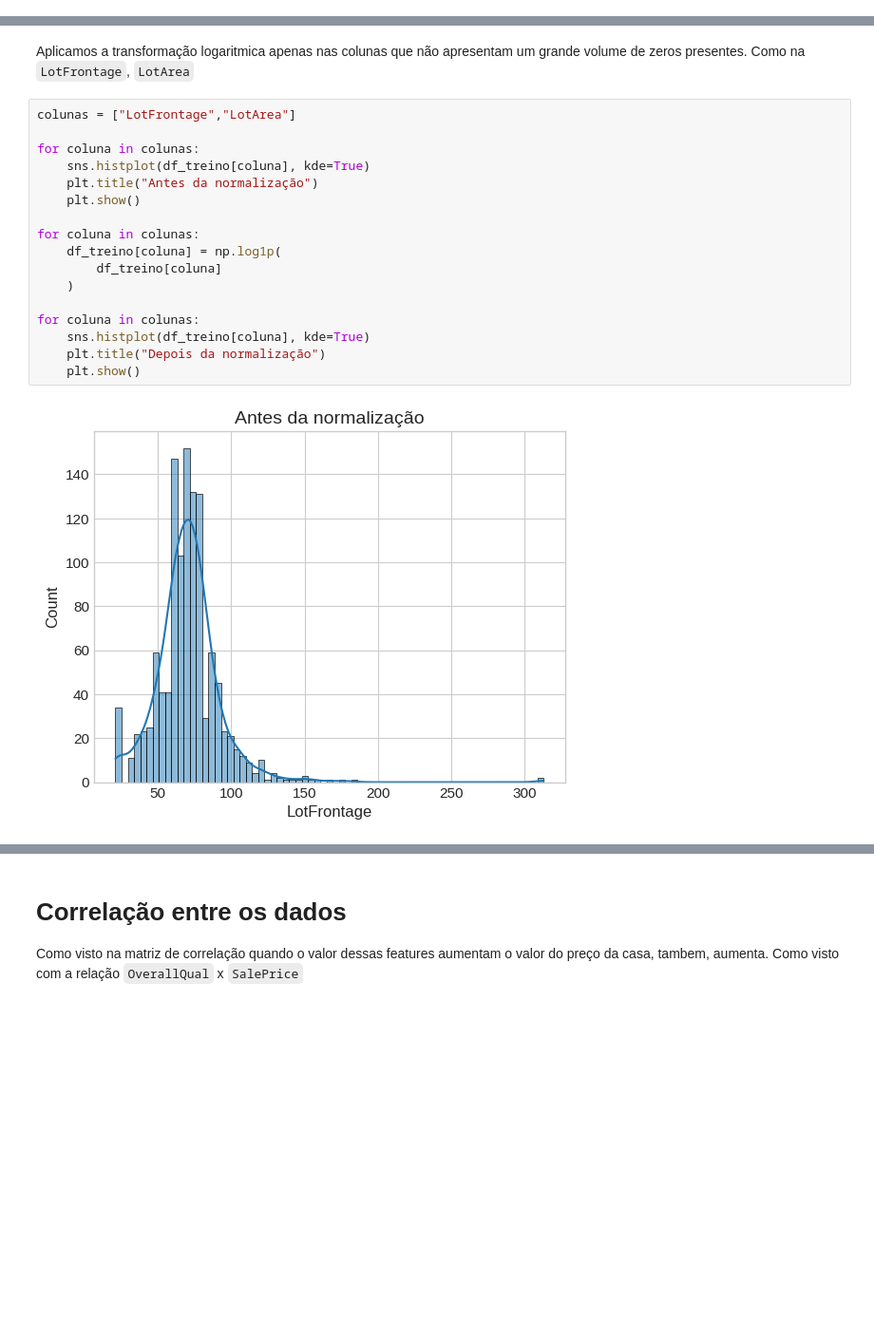
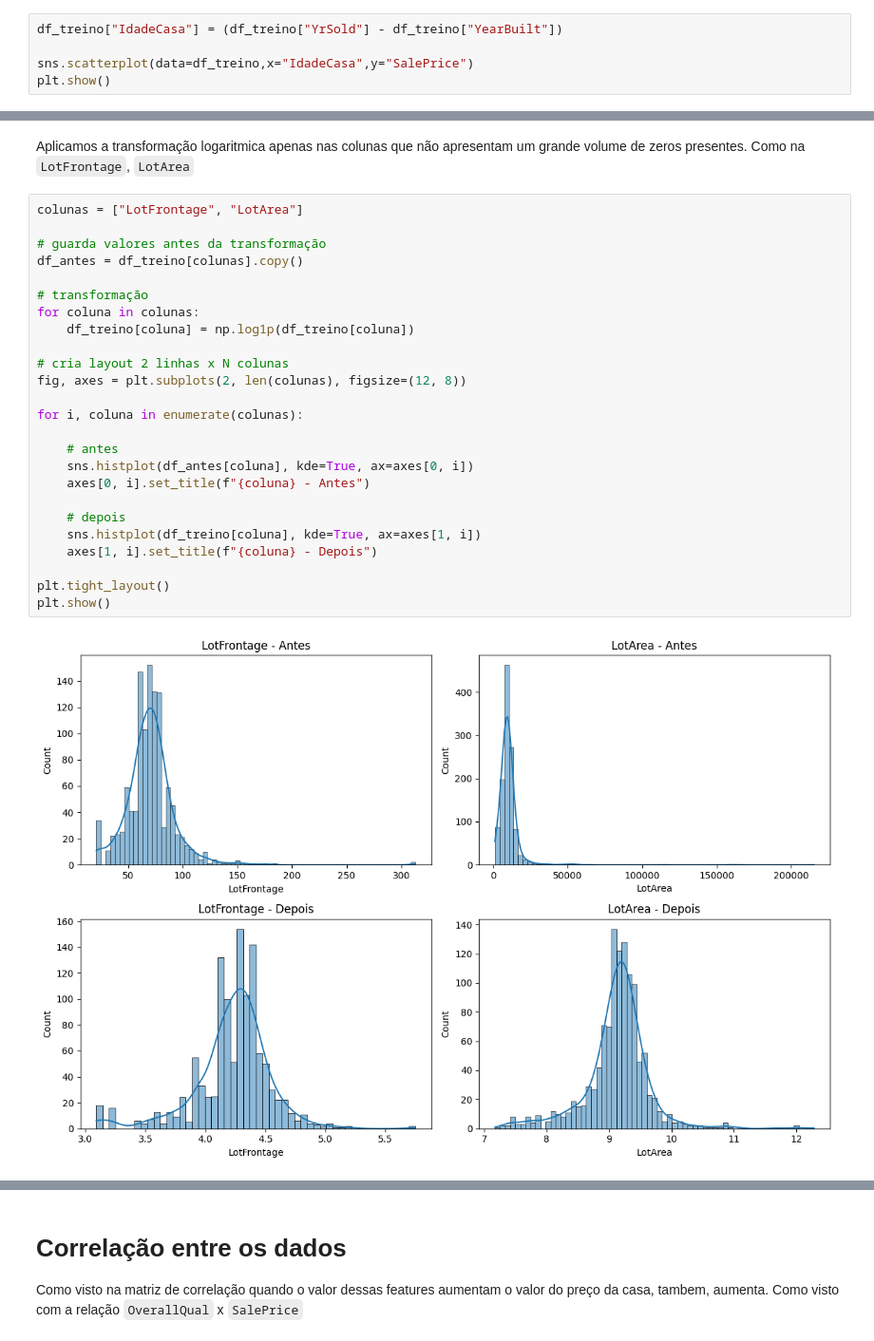
Before and after one commit to AlvesAlbano/ames-housing-aprendizado-maquina, a Jupyter notebook: eda.ipynb, the cells around one changed output, grey strips where cells are left out. Shown at 95% size. Cells and saved outputs as stored; diff of their text form; blank space fills up the shorter version.

```diff
--- a/eda.ipynb
+++ b/eda.ipynb
@@ -532,0 +488,5 @@ TenC       1
+# %%
+df_treino["IdadeCasa"] = (df_treino["YrSold"] - df_treino["YearBuilt"])
+
+sns.scatterplot(data=df_treino,x="IdadeCasa",y="SalePrice")
+plt.show()
@@ -640,21 +586,29 @@ plt.show()
 # %% [markdown]
 Aplicamos a transformação logaritmica apenas nas colunas que não apresentam um grande volume de zeros presentes. Como na `LotFrontage`, `LotArea`
 # %%
-colunas = ["LotFrontage","LotArea"]
+colunas = ["LotFrontage", "LotArea"]
 
+# guarda valores antes da transformação
+df_antes = df_treino[colunas].copy()
+
+# transformação
 for coluna in colunas:
-    sns.histplot(df_treino[coluna], kde=True)
-    plt.title("Antes da normalização")
-    plt.show()
+    df_treino[coluna] = np.log1p(df_treino[coluna])
 
-for coluna in colunas:
-    df_treino[coluna] = np.log1p(
-        df_treino[coluna]
-    )
+# cria layout 2 linhas x N colunas
+fig, axes = plt.subplots(2, len(colunas), figsize=(12, 8))
 
-for coluna in colunas:
-    sns.histplot(df_treino[coluna], kde=True)
-    plt.title("Depois da normalização")
-    plt.show()
+for i, coluna in enumerate(colunas):
+
+    # antes
+    sns.histplot(df_antes[coluna], kde=True, ax=axes[0, i])
+    axes[0, i].set_title(f"{coluna} - Antes")
+
+    # depois
+    sns.histplot(df_treino[coluna], kde=True, ax=axes[1, i])
+    axes[1, i].set_title(f"{coluna} - Depois")
+
+plt.tight_layout()
+plt.show()
 # %% [output]
-[figure, old version]
+[figure, new version]
```
Also changed, not shown: parts of 40 cells of this notebook, 33 other files.
